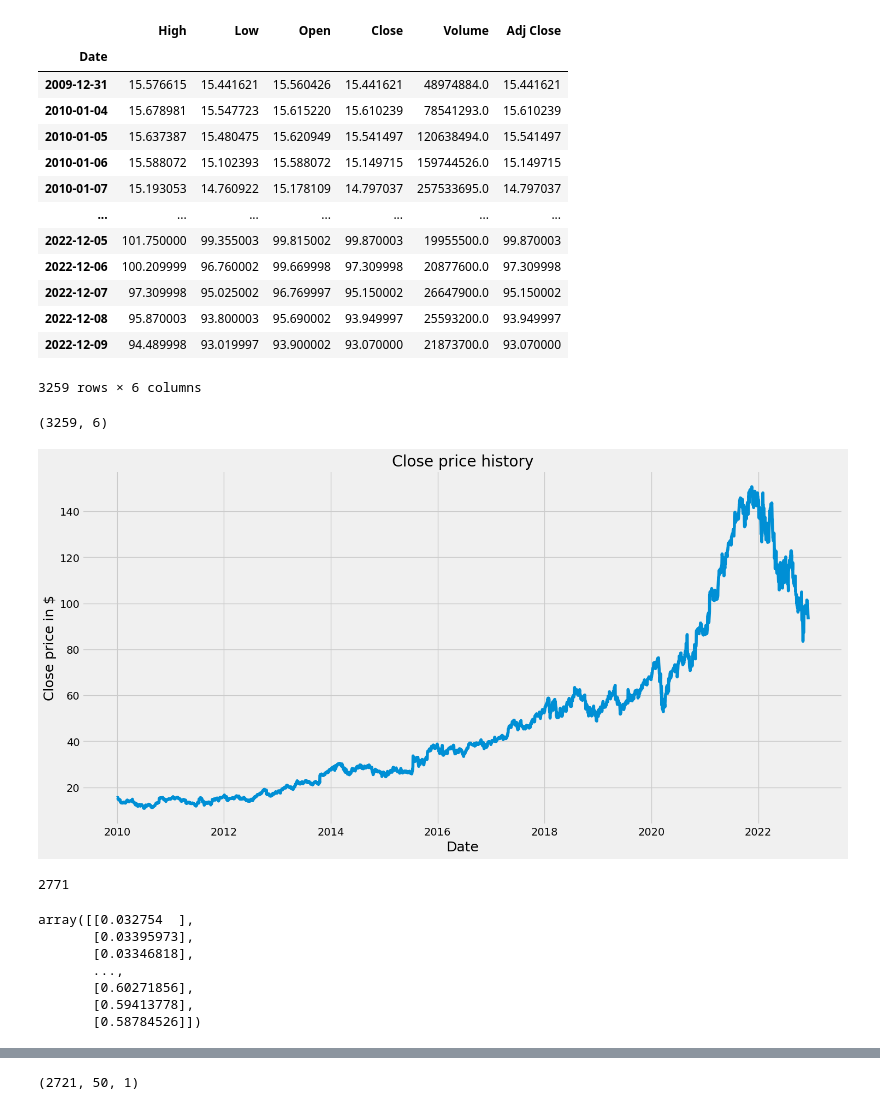
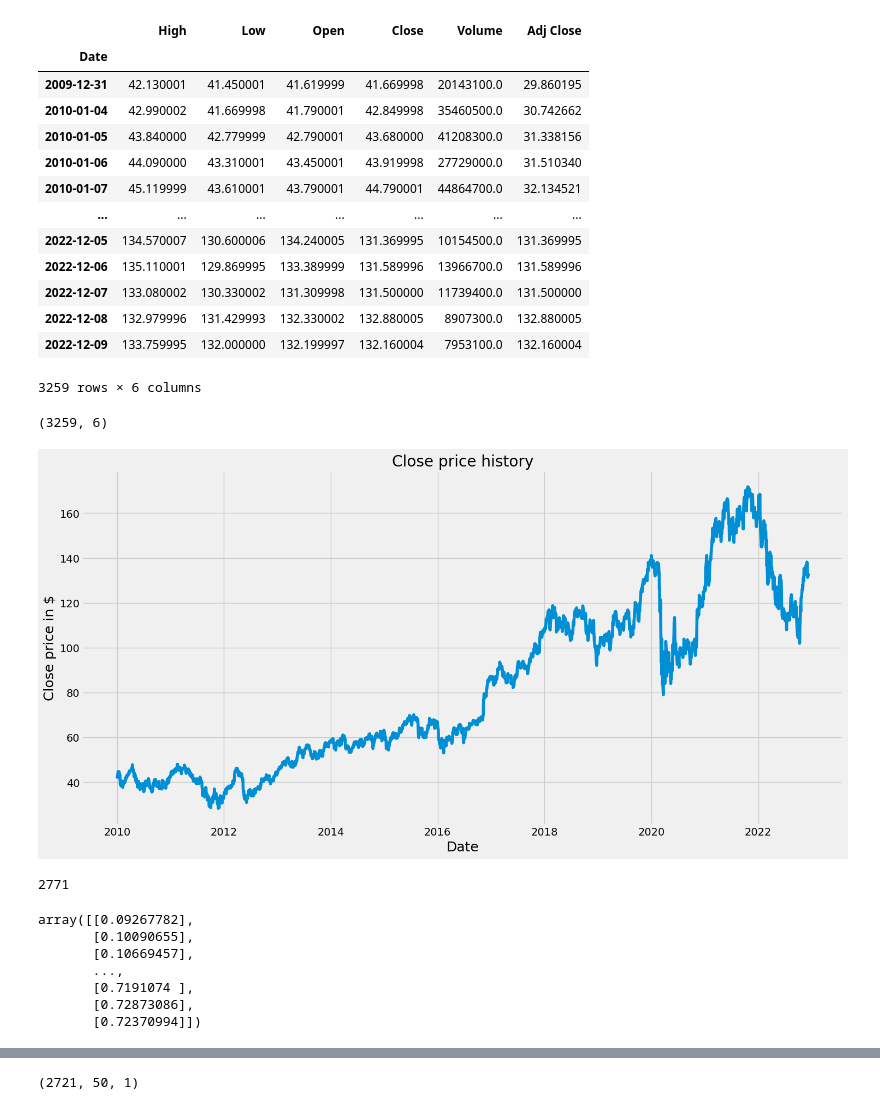
Before and after one commit to neeerob/Stock-closing-price-prediction, a Jupyter notebook: Using Artificial neural network for APPLE(AAPL) advanceV1.0.ipynb, the cells around one changed output, grey strips where cells are left out. Drawn from its saved outputs; the diff is of its cells as text; code cells hidden in the pictures.

```diff
--- a/Using Artificial neural network for APPLE(AAPL) advanceV1.0.ipynb
+++ b/Using Artificial neural network for APPLE(AAPL) advanceV1.0.ipynb
@@ -15,23 +15,23 @@ plt.style.use('fivethirtyeight')
 import datetime as dt
 # %%
 #Get the data
-df = web.DataReader('GOOG', data_source = 'yahoo', start='2010-01-01', end='2022-12-10')
+df = web.DataReader('JPM', data_source = 'yahoo', start='2010-01-01', end='2022-12-10')
 #showing data
 df
 # %% [output]
 |  | High | Low | Open | Close | Volume | Adj Close |
 | Date |  |  |  |  |  |  |
-| 2009-12-31 | 15.576615 | 15.441621 | 15.560426 | 15.441621 | 48974884.0 | 15.441621 |
-| 2010-01-04 | 15.678981 | 15.547723 | 15.615220 | 15.610239 | 78541293.0 | 15.610239 |
-| 2010-01-05 | 15.637387 | 15.480475 | 15.620949 | 15.541497 | 120638494.0 | 15.541497 |
-| 2010-01-06 | 15.588072 | 15.102393 | 15.588072 | 15.149715 | 159744526.0 | 15.149715 |
-| 2010-01-07 | 15.193053 | 14.760922 | 15.178109 | 14.797037 | 257533695.0 | 14.797037 |
+| 2009-12-31 | 42.130001 | 41.450001 | 41.619999 | 41.669998 | 20143100.0 | 29.860195 |
+| 2010-01-04 | 42.990002 | 41.669998 | 41.790001 | 42.849998 | 35460500.0 | 30.742662 |
+| 2010-01-05 | 43.840000 | 42.779999 | 42.790001 | 43.680000 | 41208300.0 | 31.338156 |
+| 2010-01-06 | 44.090000 | 43.310001 | 43.450001 | 43.919998 | 27729000.0 | 31.510340 |
+| 2010-01-07 | 45.119999 | 43.610001 | 43.790001 | 44.790001 | 44864700.0 | 32.134521 |
 | ... | ... | ... | ... | ... | ... | ... |
-| 2022-12-05 | 101.750000 | 99.355003 | 99.815002 | 99.870003 | 19955500.0 | 99.870003 |
-| 2022-12-06 | 100.209999 | 96.760002 | 99.669998 | 97.309998 | 20877600.0 | 97.309998 |
-| 2022-12-07 | 97.309998 | 95.025002 | 96.769997 | 95.150002 | 26647900.0 | 95.150002 |
-| 2022-12-08 | 95.870003 | 93.800003 | 95.690002 | 93.949997 | 25593200.0 | 93.949997 |
-| 2022-12-09 | 94.489998 | 93.019997 | 93.900002 | 93.070000 | 21873700.0 | 93.070000 |
+| 2022-12-05 | 134.570007 | 130.600006 | 134.240005 | 131.369995 | 10154500.0 | 131.369995 |
+| 2022-12-06 | 135.110001 | 129.869995 | 133.389999 | 131.589996 | 13966700.0 | 131.589996 |
+| 2022-12-07 | 133.080002 | 130.330002 | 131.309998 | 131.500000 | 11739400.0 | 131.500000 |
+| 2022-12-08 | 132.979996 | 131.429993 | 132.330002 | 132.880005 | 8907300.0 | 132.880005 |
+| 2022-12-09 | 133.759995 | 132.000000 | 132.199997 | 132.160004 | 7953100.0 | 132.160004 |
 3259 rows × 6 columns
 # %%
 #get row and col
@@ -47,7 +47,7 @@ plt.xlabel('Date', fontsize=18)
 plt.ylabel('Close price in $',fontsize=18)
 plt.show()
 # %% [output]
-[figure, old version]
+[figure, new version]
 # %%
 #Creating new datafram with only 'Close price column'
 data = df.filter(['Close'])
@@ -68,13 +68,13 @@ scaled_data = scaler.fit_transform(dataset)
 
 scaled_data
 # %% [output]
-array([[0.032754  ],
-       [0.03395973],
-       [0.03346818],
+array([[0.09267782],
+       [0.10090655],
+       [0.10669457],
        ...,
-       [0.60271856],
-       [0.59413778],
-       [0.58784526]])
+       [0.7191074 ],
+       [0.72873086],
+       [0.72370994]])
 # %%
 #Create the training dataset
 #creating the scaler dataset
```
Also changed, not shown: parts of 14 cells of this notebook.
